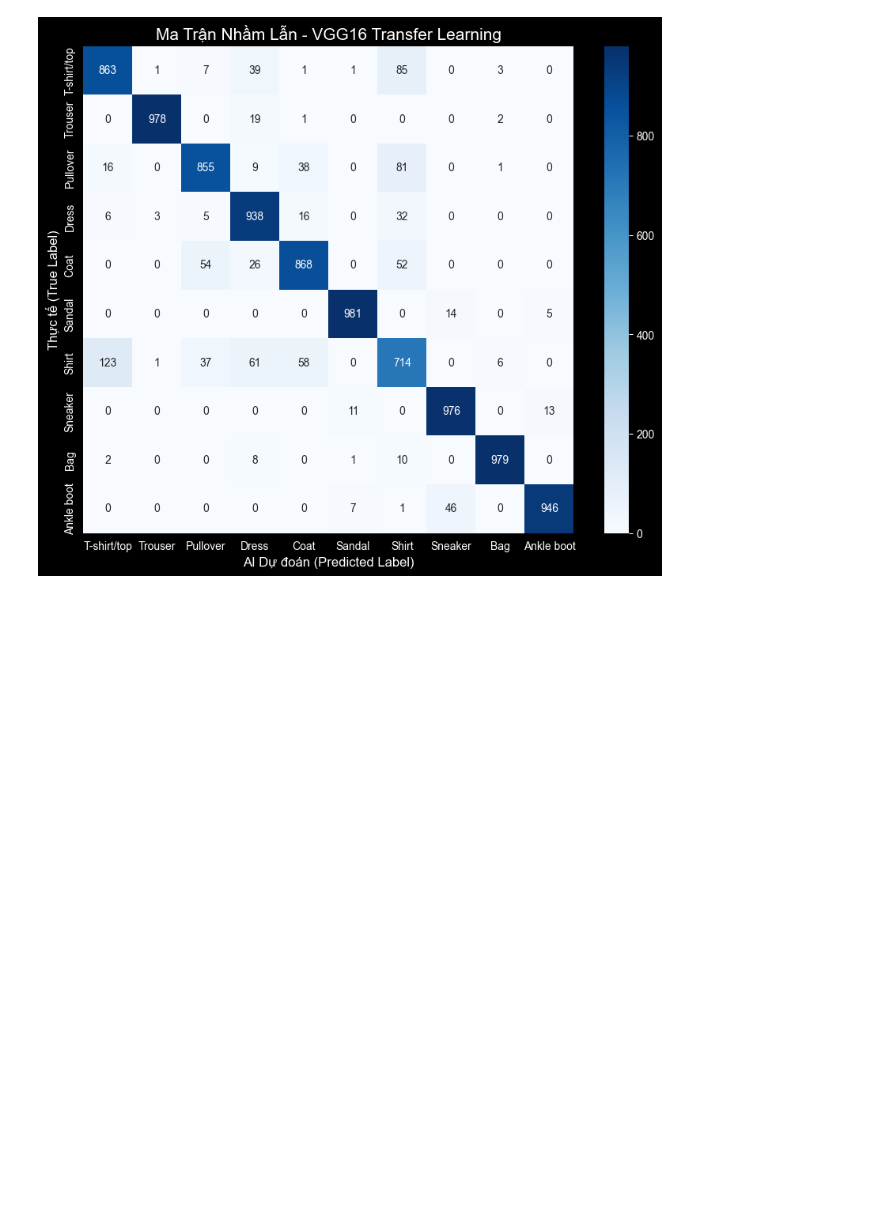
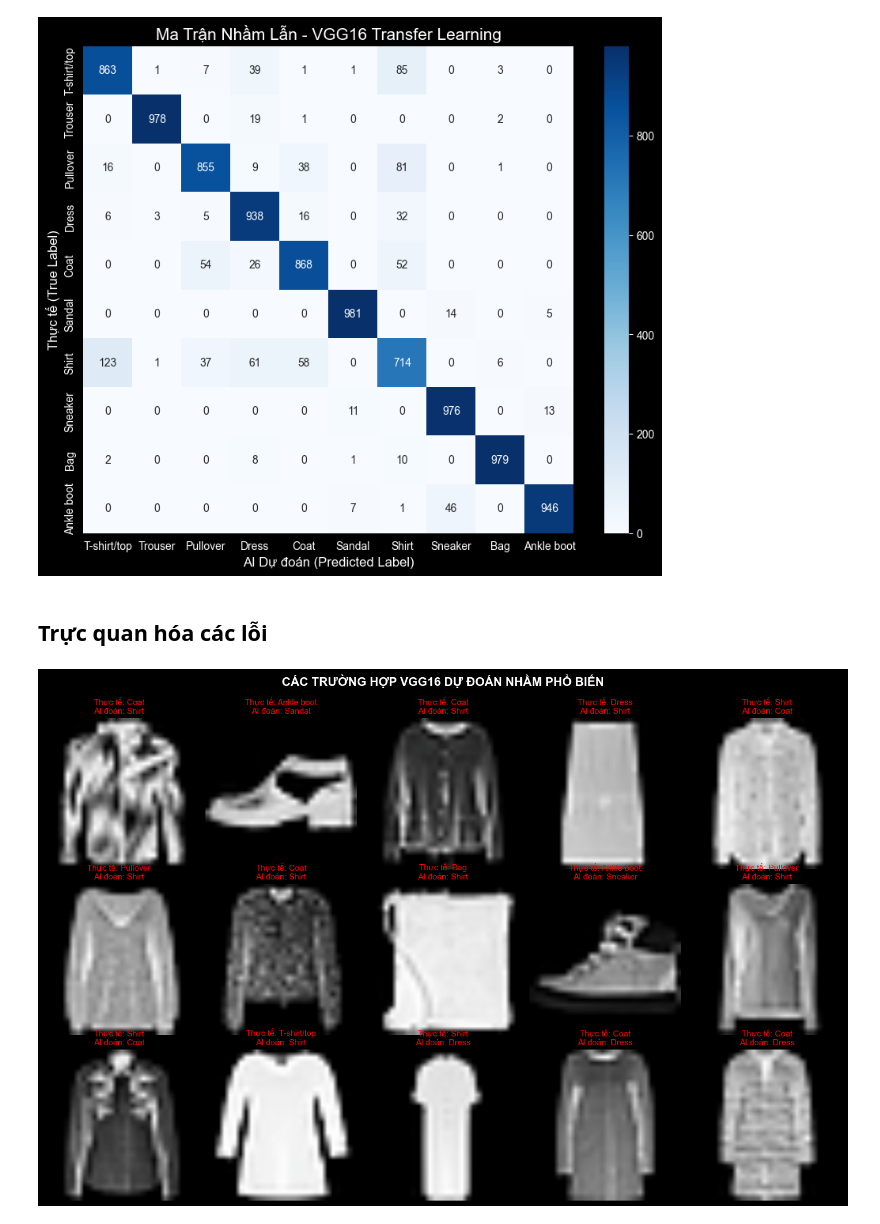
Before and after one commit to AnNamLucCuu/clothes_recognition, a Jupyter notebook: vgg16/transfer_learning/s5_evaluation.ipynb, the cells around one changed output. Saved outputs shown, nothing was run; the diff lists cells and outputs as text; code cells hidden in the pictures; blank space fills up the shorter version.

Commit message:
adds extra to eval

```diff
--- a/vgg16/transfer_learning/s5_evaluation.ipynb
+++ b/vgg16/transfer_learning/s5_evaluation.ipynb
@@ -116,3 +116,61 @@ BẢNG BÁO CÁO PHÂN LOẠI (CLASSIFICATION REPORT)
    macro avg     0.9102    0.9098    0.9097     10000
 weighted avg     0.9102    0.9098    0.9097     10000
 [figure]
+# %% [markdown]
+## Trực quan hóa các lỗi
+# %%
+import matplotlib.pyplot as plt
+import torch
+model.eval()
+
+misclassified_images = []
+true_labels = []
+predicted_labels = []
+
+num_images_to_show = 15
+
+with torch.no_grad():
+    for inputs, labels in test_loader:
+        inputs, labels = inputs.to(device), labels.to(device)
+        outputs = model(inputs)
+        _, preds = torch.max(outputs, 1)
+
+        errors = preds != labels
+
+        for i in range(len(errors)):
+            if errors[i]:
+                img = inputs[i].cpu()
+
+                mean = torch.tensor([0.485, 0.456, 0.406]).view(3, 1, 1)
+                std = torch.tensor([0.229, 0.224, 0.225]).view(3, 1, 1)
+                img = img * std + mean
+                img = torch.clamp(img, 0, 1)
+
+                misclassified_images.append(img)
+                true_labels.append(labels[i].item())
+                predicted_labels.append(preds[i].item())
+
+                if len(misclassified_images) >= num_images_to_show:
+                    break
+        if len(misclassified_images) >= num_images_to_show:
+            break
+
+fig, axes = plt.subplots(3, 5, figsize=(15, 10))
+fig.suptitle('CÁC TRƯỜNG HỢP VGG16 DỰ ĐOÁN NHẦM PHỔ BIẾN', fontsize=16, fontweight='bold')
+
+for i, ax in enumerate(axes.flat):
+    if i < len(misclassified_images):
+        img_display = misclassified_images[i].permute(1, 2, 0).numpy()
+        ax.imshow(img_display)
+
+        true_name = class_names[true_labels[i]]
+        pred_name = class_names[predicted_labels[i]]
+        ax.set_title(f"Thực tế: {true_name}\nAI đoán: {pred_name}", color="red", fontsize=11)
+
+    ax.axis('off')
+
+plt.tight_layout()
+plt.subplots_adjust(top=0.9)
+plt.show()
+# %% [output]
+[figure, added]
```
